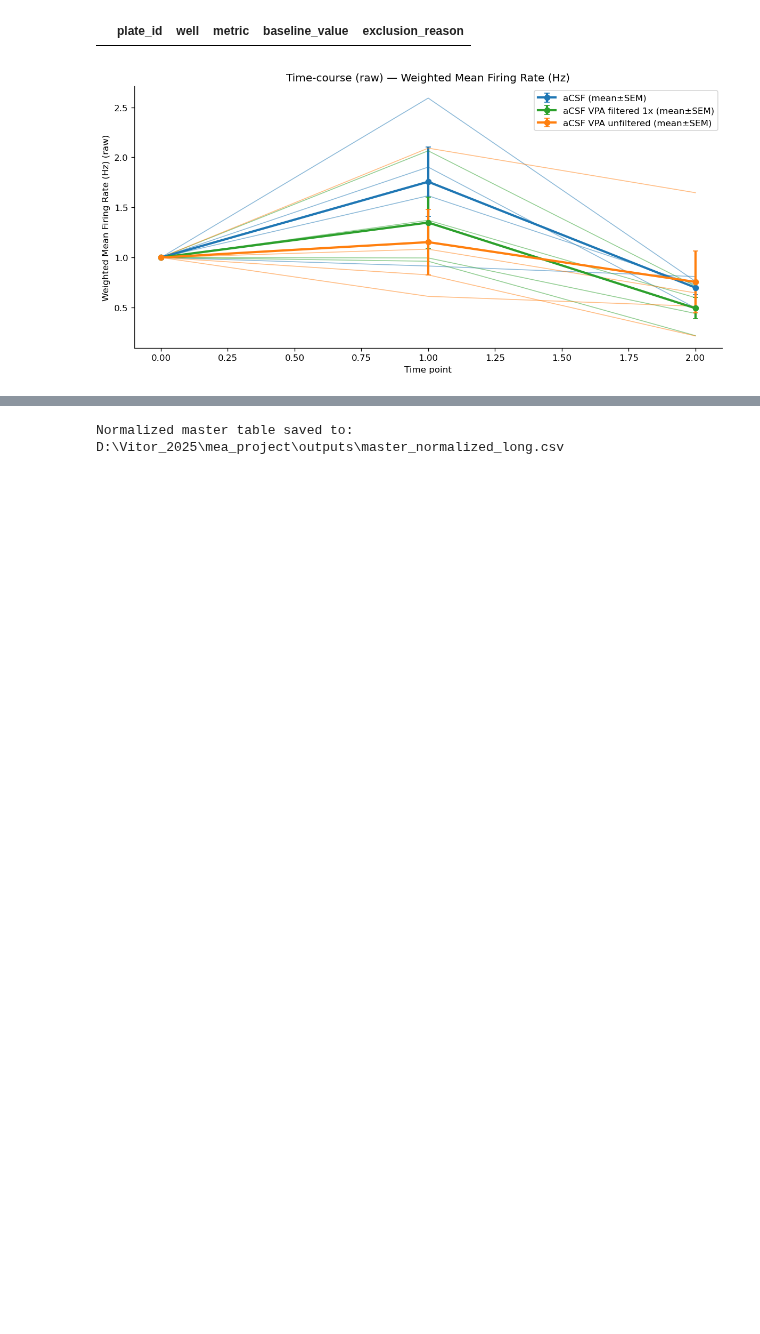
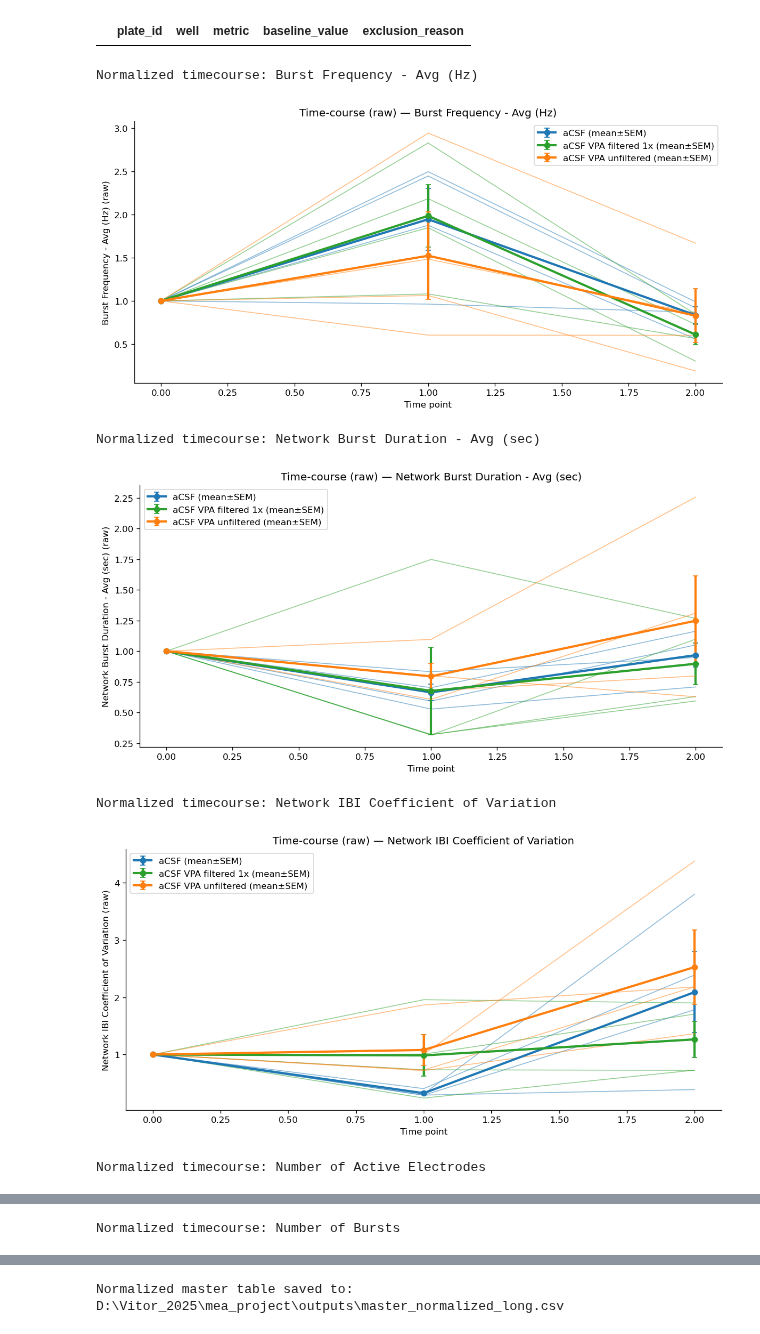
Before and after one commit to vbueno-neuro/mea-analyzer, a Jupyter notebook: notebooks/mea_analyzer_v1.ipynb, the cells around one changed output, grey strips where cells are left out. Drawn from its saved outputs; the diff is of its cells as text; code cells hidden in the pictures; blank space fills up the shorter version.

```diff
--- a/notebooks/mea_analyzer_v1.ipynb
+++ b/notebooks/mea_analyzer_v1.ipynb
@@ -486,12 +519,13 @@ Number of outliers detected: 0
 # RAW DATA QC PLOT (WITH OUTLIERS)
 # =========================
 
-METRIC = "Weighted Mean Firing Rate (Hz)"  # user changes this
+for metric in METRICS:
+    print(f"QC plot (raw data): {metric}")
 
-fig = plot_metric_timecourse(
-    df_flagged,
-    metric=METRIC
-)
+    fig = plot_metric_timecourse(
+        df_flagged,
+        metric=metric
+    )
 
-plt.show()
+    plt.show()
 # %% [output]
@@ -576,17 +622,24 @@ Baseline exclusion reasons:
 # %%
 # =========================
 # NORMALIZED TIMECOURSE PLOT
 # =========================
 
 if NORMALIZE_TO_BASELINE:
-    METRIC = "Weighted Mean Firing Rate (Hz)"  # user-selectable
+    for metric in METRICS:
+        print(f"Normalized timecourse: {metric}")
 
-    fig = plot_metric_timecourse(
-        df_norm,
-        metric=METRIC,
-        value_col="value_norm"
-    )
+        fig = plot_metric_timecourse(
+            df_norm,
+            metric=metric,
+            value_col="value_norm"
+        )
 
-    plt.show()
+        plt.show()
 # %% [output]
+Normalized timecourse: Burst Frequency - Avg (Hz)
-[figure, old version]
+[figure, new version]
+Normalized timecourse: Network Burst Duration - Avg (sec)
+[figure, added]
+Normalized timecourse: Network IBI Coefficient of Variation
+[figure, added]
+Normalized timecourse: Number of Active Electrodes
@@ -592,0 +647 @@ if NORMALIZE_TO_BASELINE:
+Normalized timecourse: Number of Bursts
```
Also changed, not shown: parts of 12 cells of this notebook, 4 other files.
